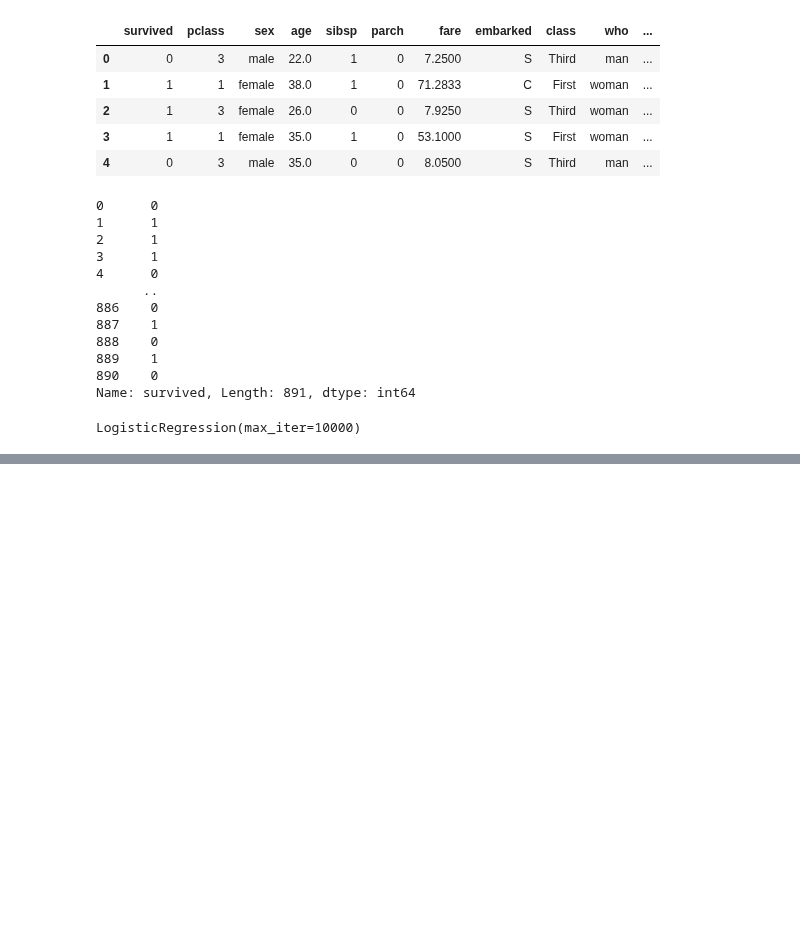
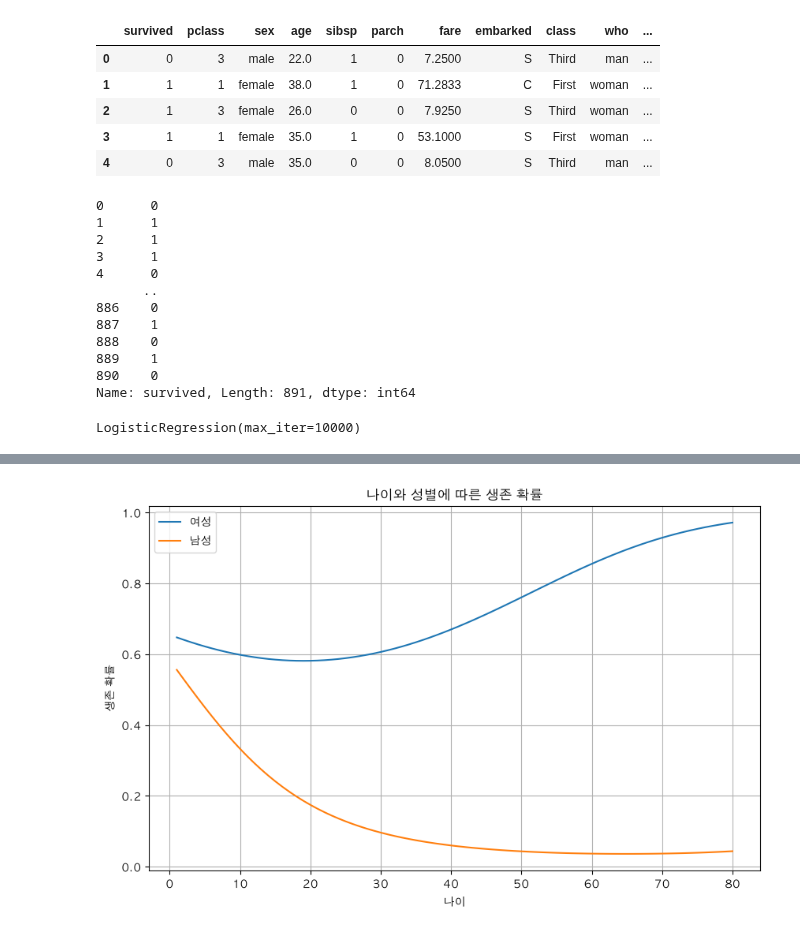
Before and after one commit to chan3623/data-collection-workspace, a Jupyter notebook: example_ml_2.ipynb, the cells around one changed output, grey strips where cells are left out. Saved outputs shown, nothing was run; the diff lists cells and outputs as text; code cells hidden in the pictures; blank space fills up the shorter version.

```diff
--- a/example_ml_2.ipynb
+++ b/example_ml_2.ipynb
@@ -395,0 +649,73 @@ array([[0.85704925, 0.14295075]])
+# %%
+feature_names = poly.get_feature_names_out(X_train.columns)
+
+for index, name in enumerate(feature_names):
+    print(index, name)
+
+coefficients = poly_model.coef_[0]
+feature_info = pd.DataFrame({"feature" : feature_names, "coefficients" : coefficients})
+
+feature_info["abs_coefficients"] = feature_info["coefficients"].abs()
+feature_info = feature_info.sort_values("abs_coefficients", ascending=False)
+feature_info
+
+feature_info[["feature", "coefficients", "abs_coefficients"]]
+
+ages = list(range(1, 81))
+
+female_probabilities = []
+male_probabilities = []
+
+for age in ages:
+    female_person = pd.DataFrame({
+        "pclass": [3],
+        "age": [age],
+        "sibsp": [0],
+        "parch": [0],
+        "fare": [7.25],
+        "sex_male": [0]
+    })
+
+    female_poly = poly.transform(female_person)
+    female_poly_scaler = scaler.transform(female_poly)
+    female_probability = poly_model.predict_proba(female_poly_scaler)[0][1]
+    female_probabilities.append(female_probability)
+
+    male_person = pd.DataFrame({
+        "pclass": [3],
+        "age": [age],
+        "sibsp": [0],
+        "parch": [0],
+        "fare": [7.25],
+        "sex_male": [1]
+    })
+
+    male_poly = poly.transform(
+        male_person
+    )
+
+    male_poly_scaler = scaler.transform(
+        male_poly
+    )
+
+    male_probability = poly_model.predict_proba(
+        male_poly_scaler
+    )[0][1]
+
+    male_probabilities.append(
+        male_probability
+    )
+
+plt.figure(figsize=(10, 6))
+plt.plot(ages, female_probabilities, label="여성")
+plt.plot(ages, male_probabilities, label="남성")
+
+plt.xlabel("나이")
+plt.ylabel("생존 확률")
+plt.title("나이와 성별에 따른 생존 확률")
+
+plt.legend()
+plt.grid()
+
+plt.show()
+# %% [output]
@@ -395,0 +739 @@ array([[0.85704925, 0.14295075]])
+[figure, added]
```
Also changed, not shown: parts of 42 cells of this notebook, 11 other files.
